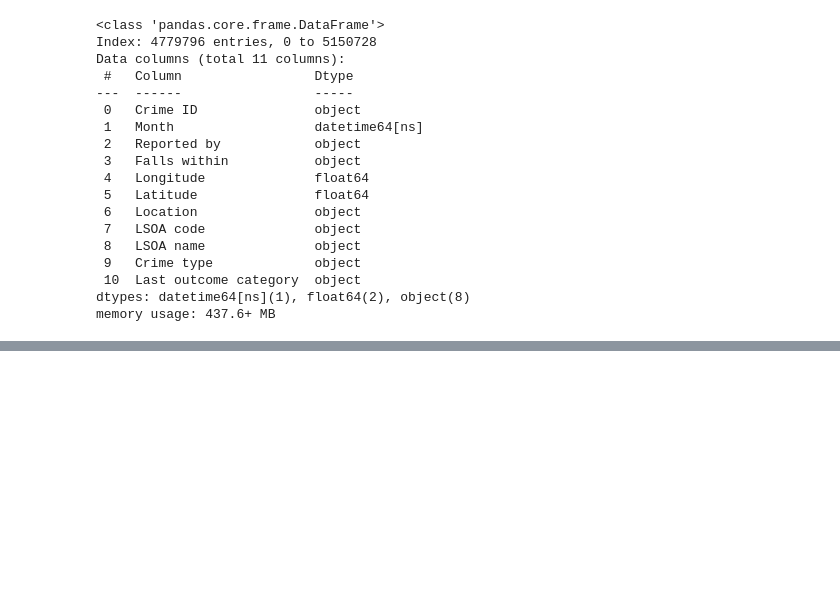
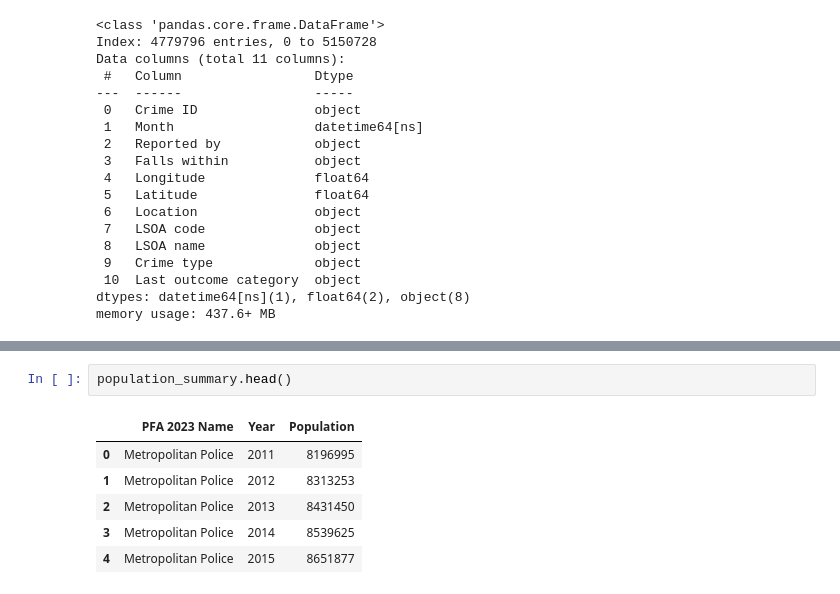
Before and after one commit to j4ckg59/UK-Police-Crime-Data-Engineering-Project, a Jupyter notebook: data_pipeline.ipynb, the cells around one changed output, grey strips where cells are left out. Drawn from its saved outputs; the diff is of its cells as text; blank space fills up the shorter version.

```diff
--- a/data_pipeline.ipynb
+++ b/data_pipeline.ipynb
@@ -546,0 +638,9 @@ Crime types:
+# %%
+population_summary.head()
+# %% [output]
+|  | PFA 2023 Name | Year | Population |
+| 0 | Metropolitan Police | 2011 | 8196995 |
+| 1 | Metropolitan Police | 2012 | 8313253 |
+| 2 | Metropolitan Police | 2013 | 8431450 |
+| 3 | Metropolitan Police | 2014 | 8539625 |
+| 4 | Metropolitan Police | 2015 | 8651877 |
```
Also changed, not shown: parts of 31 cells of this notebook.
